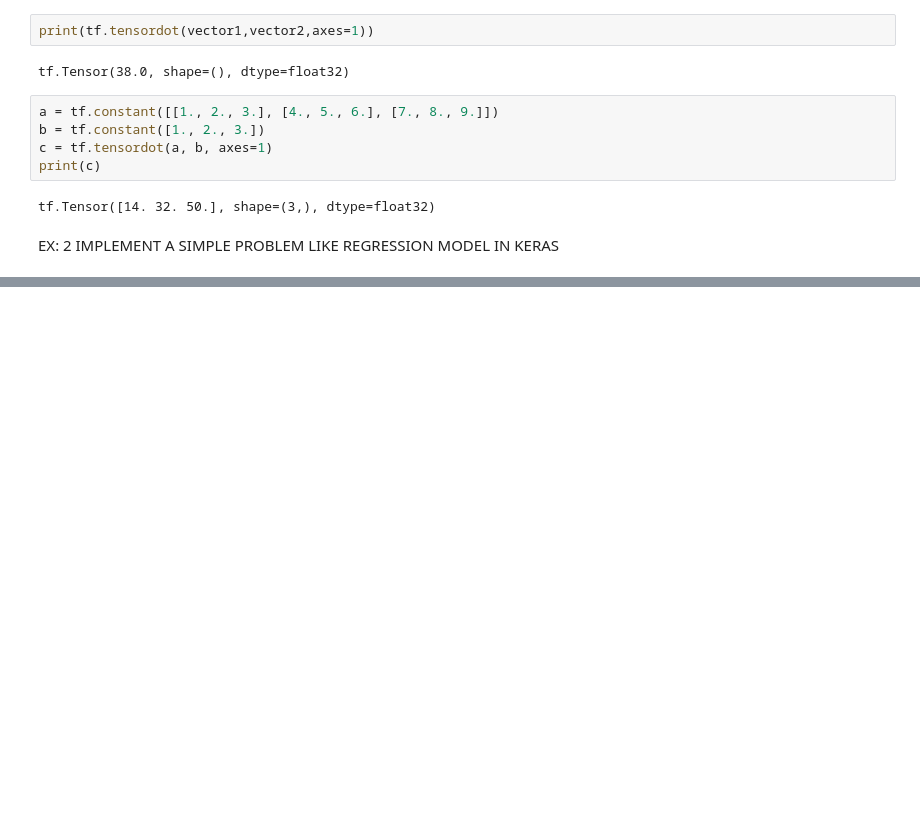
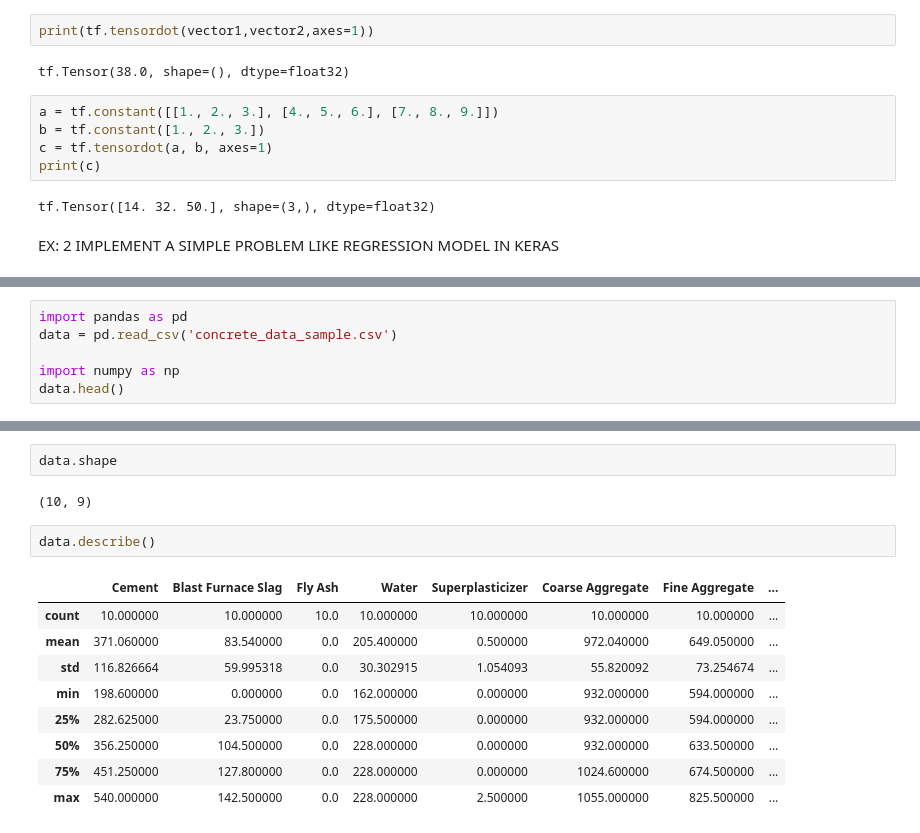
Before and after one commit to ASAthigiri/ASAthigiri, a Jupyter notebook: DL_EX.ipynb, the cells around one changed output, grey strips where cells are left out. Saved outputs shown, nothing was run; the diff lists cells and outputs as text; blank space fills up the shorter version.

```diff
--- a/DL_EX.ipynb
+++ b/DL_EX.ipynb
@@ -36,0 +43,6 @@ EX: 2 IMPLEMENT A SIMPLE PROBLEM LIKE REGRESSION MODEL IN KERAS
+# %%
+import pandas as pd
+data = pd.read_csv('concrete_data_sample.csv')
+
+import numpy as np
+data.head()
@@ -36,0 +56,16 @@ EX: 2 IMPLEMENT A SIMPLE PROBLEM LIKE REGRESSION MODEL IN KERAS
+# %%
+data.shape
+# %% [output]
+(10, 9)
+# %%
+data.describe()
+# %% [output]
+|  | Cement | Blast Furnace Slag | Fly Ash | Water | Superplasticizer | Coarse Aggregate | Fine Aggregate | ... |
+| count | 10.000000 | 10.000000 | 10.0 | 10.000000 | 10.000000 | 10.000000 | 10.000000 | ... |
+| mean | 371.060000 | 83.540000 | 0.0 | 205.400000 | 0.500000 | 972.040000 | 649.050000 | ... |
+| std | 116.826664 | 59.995318 | 0.0 | 30.302915 | 1.054093 | 55.820092 | 73.254674 | ... |
+| min | 198.600000 | 0.000000 | 0.0 | 162.000000 | 0.000000 | 932.000000 | 594.000000 | ... |
+| 25% | 282.625000 | 23.750000 | 0.0 | 175.500000 | 0.000000 | 932.000000 | 594.000000 | ... |
+| 50% | 356.250000 | 104.500000 | 0.0 | 228.000000 | 0.000000 | 932.000000 | 633.500000 | ... |
+| 75% | 451.250000 | 127.800000 | 0.0 | 228.000000 | 0.000000 | 1024.600000 | 674.500000 | ... |
+| max | 540.000000 | 142.500000 | 0.0 | 228.000000 | 2.500000 | 1055.000000 | 825.500000 | ... |
```
Also changed, not shown: parts of 12 cells of this notebook.
